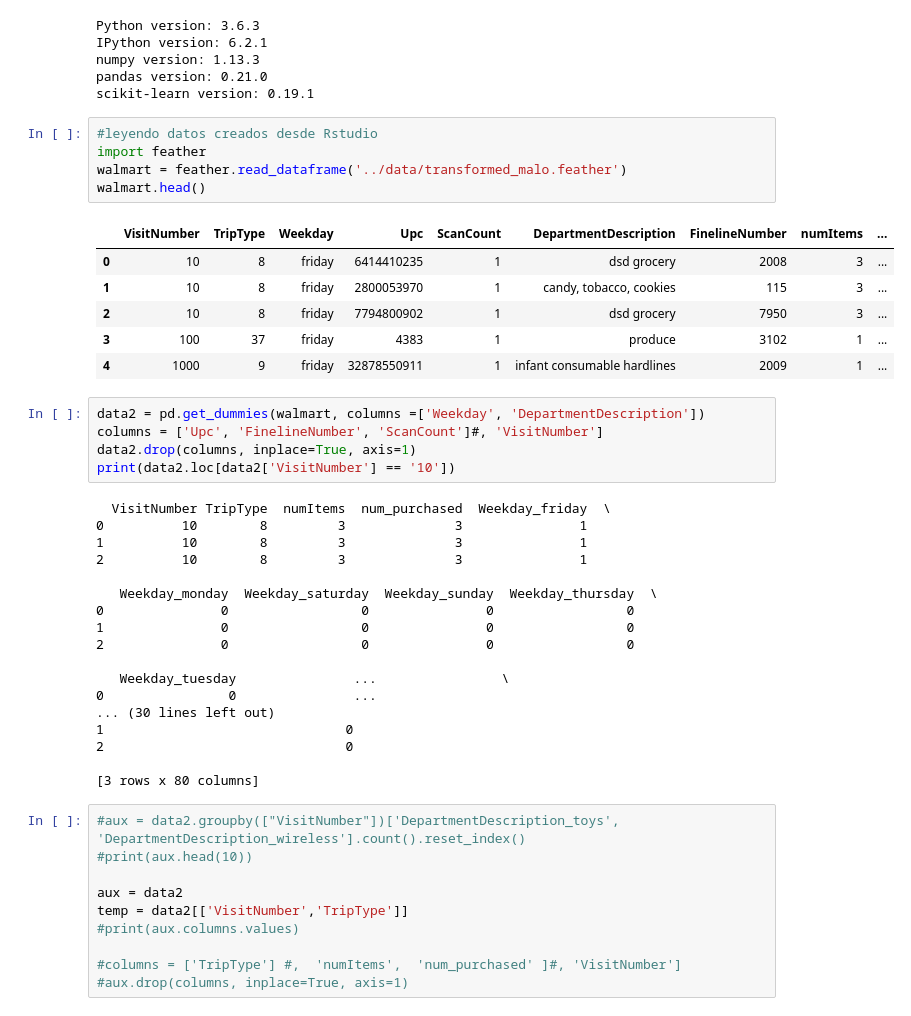
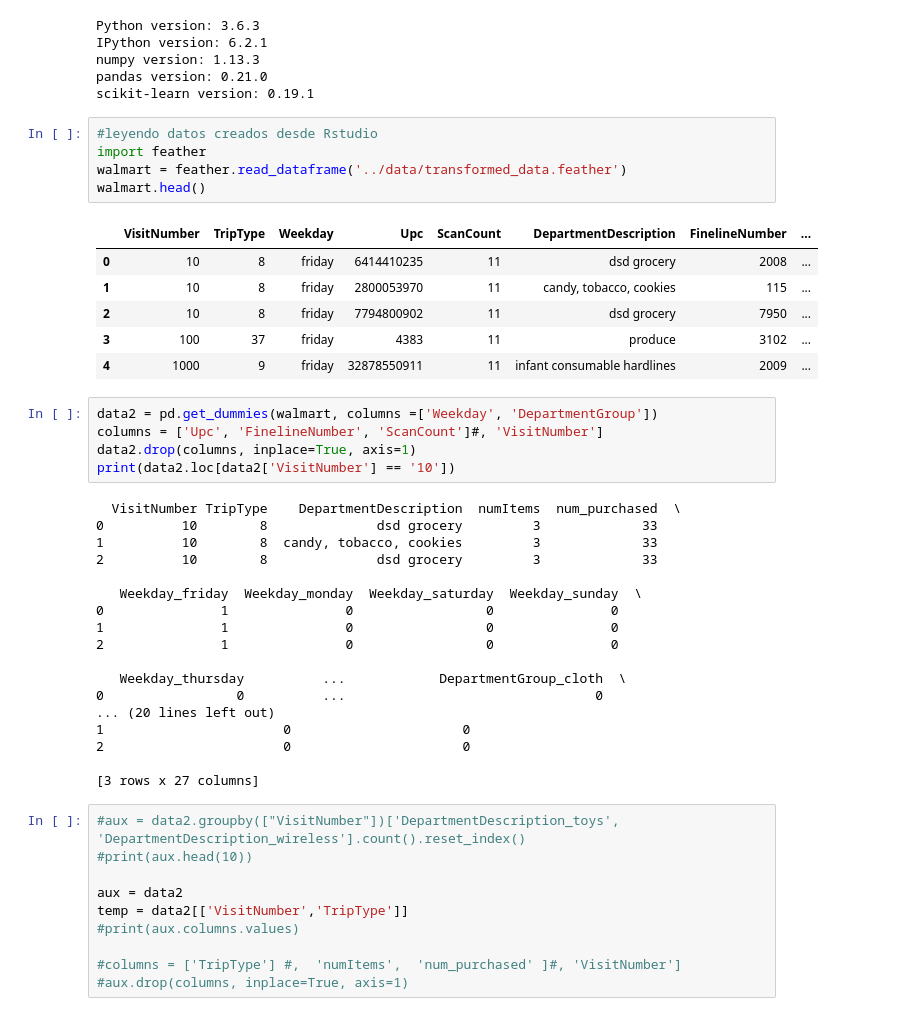
Before and after one commit to timgivois/walmartrecruiting, a Jupyter notebook: src/pipelineModelos-Copy1.ipynb, the cells around one changed output. Cells and saved outputs as stored; diff of their text form.

```diff
--- a/src/pipelineModelos-Copy1.ipynb
+++ b/src/pipelineModelos-Copy1.ipynb
@@ -19,38 +19,38 @@ scikit-learn version: 0.19.1
 # %%
 #leyendo datos creados desde Rstudio
 import feather
-walmart = feather.read_dataframe('../data/transformed_malo.feather')
+walmart = feather.read_dataframe('../data/transformed_data.feather')
 walmart.head()
 # %% [output]
-|  | VisitNumber | TripType | Weekday | Upc | ScanCount | DepartmentDescription | FinelineNumber | numItems | ... |
-| 0 | 10 | 8 | friday | 6414410235 | 1 | dsd grocery | 2008 | 3 | ... |
-| 1 | 10 | 8 | friday | 2800053970 | 1 | candy, tobacco, cookies | 115 | 3 | ... |
-| 2 | 10 | 8 | friday | 7794800902 | 1 | dsd grocery | 7950 | 3 | ... |
-| 3 | 100 | 37 | friday | 4383 | 1 | produce | 3102 | 1 | ... |
-| 4 | 1000 | 9 | friday | 32878550911 | 1 | infant consumable hardlines | 2009 | 1 | ... |
+|  | VisitNumber | TripType | Weekday | Upc | ScanCount | DepartmentDescription | FinelineNumber | ... |
+| 0 | 10 | 8 | friday | 6414410235 | 11 | dsd grocery | 2008 | ... |
+| 1 | 10 | 8 | friday | 2800053970 | 11 | candy, tobacco, cookies | 115 | ... |
+| 2 | 10 | 8 | friday | 7794800902 | 11 | dsd grocery | 7950 | ... |
+| 3 | 100 | 37 | friday | 4383 | 11 | produce | 3102 | ... |
+| 4 | 1000 | 9 | friday | 32878550911 | 11 | infant consumable hardlines | 2009 | ... |
 # %%
-data2 = pd.get_dummies(walmart, columns =['Weekday', 'DepartmentDescription'])
+data2 = pd.get_dummies(walmart, columns =['Weekday', 'DepartmentGroup'])
 columns = ['Upc', 'FinelineNumber', 'ScanCount']#, 'VisitNumber']
 data2.drop(columns, inplace=True, axis=1)
 print(data2.loc[data2['VisitNumber'] == '10'])
 # %% [output]
-  VisitNumber TripType  numItems  num_purchased  Weekday_friday  \
-0          10        8         3              3               1
-1          10        8         3              3               1
-2          10        8         3              3               1
+  VisitNumber TripType    DepartmentDescription  numItems  num_purchased  \
+0          10        8              dsd grocery         3             33
+1          10        8  candy, tobacco, cookies         3             33
+2          10        8              dsd grocery         3             33
 
-   Weekday_monday  Weekday_saturday  Weekday_sunday  Weekday_thursday  \
-0               0                 0               0                 0
-1               0                 0               0                 0
-2               0                 0               0                 0
+   Weekday_friday  Weekday_monday  Weekday_saturday  Weekday_sunday  \
+0               1               0                 0               0
+1               1               0                 0               0
+2               1               0                 0               0
 
-   Weekday_tuesday               ...                \
-0                0               ...
-... (30 lines left out)
-1                               0
-2                               0
+   Weekday_thursday          ...            DepartmentGroup_cloth  \
+0                 0          ...                                0
+... (20 lines left out)
+1                       0                      0
+2                       0                      0
 
-[3 rows x 80 columns]
+[3 rows x 27 columns]
 # %%
 #aux = data2.groupby(["VisitNumber"])['DepartmentDescription_toys', 'DepartmentDescription_wireless'].count().reset_index()
 #print(aux.head(10))
```
Also changed, not shown: parts of 20 cells of this notebook, 1 other file.
